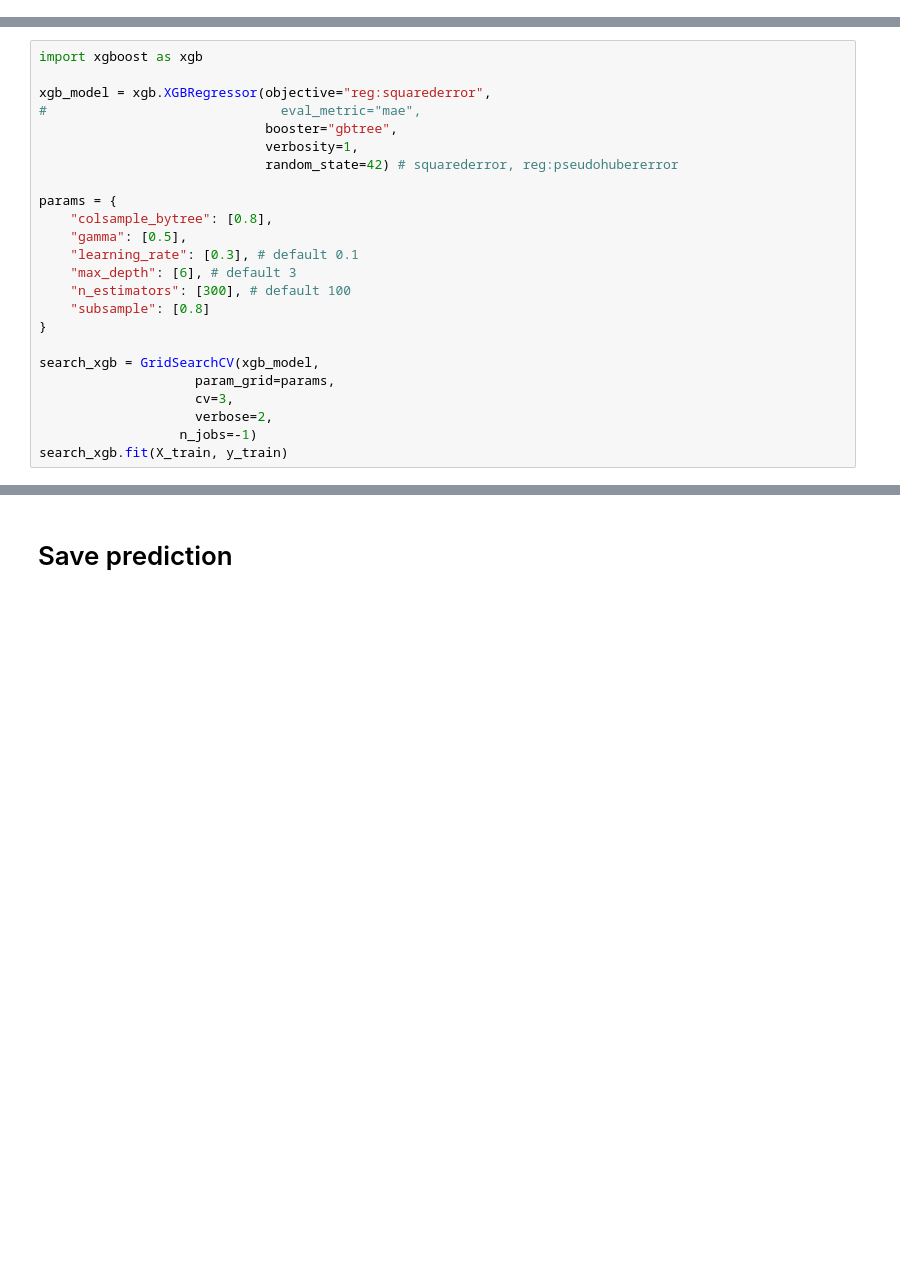
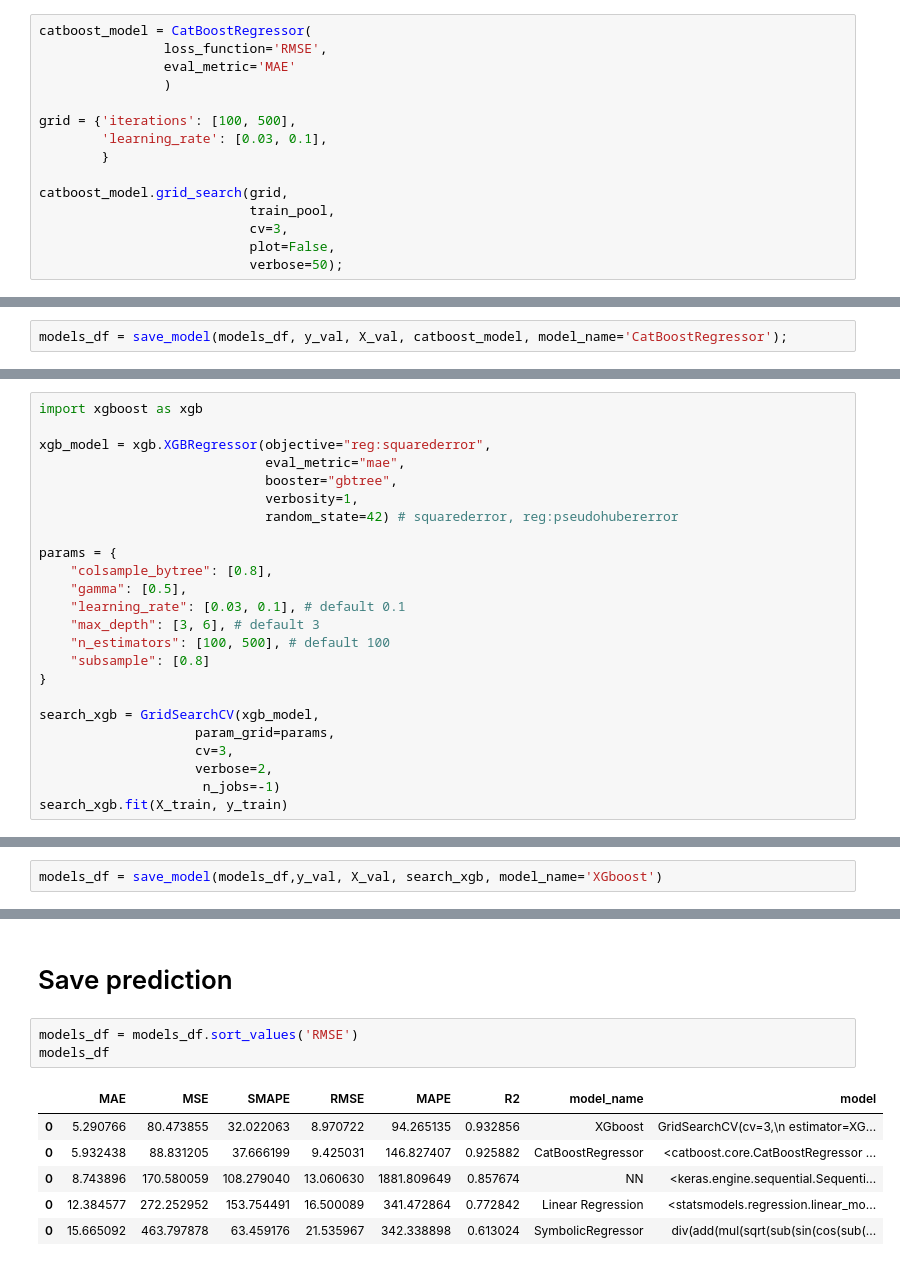
Before and after one commit to LevPerla/yandex_profi_2021, a Jupyter notebook: qualifying_stage/Regression_task/task2.ipynb, the cells around one changed output, grey strips where cells are left out. Drawn from its saved outputs; the diff is of its cells as text; blank space fills up the shorter version.

Commit message:
update Regression task

```diff
--- a/qualifying_stage/Regression_task/task2.ipynb
+++ b/qualifying_stage/Regression_task/task2.ipynb
@@ -411,0 +450,15 @@ r2_score: 0.854
+# %%
+catboost_model = CatBoostRegressor(
+                loss_function='RMSE',
+                eval_metric='MAE'
+                )
+
+grid = {'iterations': [100, 500],
+        'learning_rate': [0.03, 0.1],
+        }
+
+catboost_model.grid_search(grid,
+                           train_pool,
+                           cv=3,
+                           plot=False,
+                           verbose=50);
@@ -411,0 +485,2 @@ r2_score: 0.854
+# %%
+models_df = save_model(models_df, y_val, X_val, catboost_model, model_name='CatBoostRegressor');
@@ -415,7 +497,7 @@ r2_score: 0.854
 import xgboost as xgb
 
 xgb_model = xgb.XGBRegressor(objective="reg:squarederror",
-#                              eval_metric="mae",
+                             eval_metric="mae",
                              booster="gbtree",
                              verbosity=1,
                              random_state=42) # squarederror, reg:pseudohubererror
@@ -423,9 +505,9 @@ xgb_model = xgb.XGBRegressor(objective="reg:squarederror",
 params = {
     "colsample_bytree": [0.8],
     "gamma": [0.5],
-    "learning_rate": [0.3], # default 0.1
-    "max_depth": [6], # default 3
-    "n_estimators": [300], # default 100
+    "learning_rate": [0.03, 0.1], # default 0.1
+    "max_depth": [3, 6], # default 3
+    "n_estimators": [100, 500], # default 100
     "subsample": [0.8]
 }
 
@@ -433,6 +515,6 @@ search_xgb = GridSearchCV(xgb_model,
                     param_grid=params,
                     cv=3,
                     verbose=2,
-                  n_jobs=-1)
+                     n_jobs=-1)
 search_xgb.fit(X_train, y_train)
 # %% [output]
@@ -465,0 +546,2 @@ r2_score: 0.93
+# %%
+models_df = save_model(models_df,y_val, X_val, search_xgb, model_name='XGboost')
@@ -466,3 +555,13 @@ r2_score: 0.93
 # %% [markdown]
 # Save prediction
+# %%
+models_df = models_df.sort_values('RMSE')
+models_df
+# %% [output]
+|  | MAE | MSE | SMAPE | RMSE | MAPE | R2 | model_name | model |
+| 0 | 5.290766 | 80.473855 | 32.022063 | 8.970722 | 94.265135 | 0.932856 | XGboost | GridSearchCV(cv=3,\n estimator=XG... |
+| 0 | 5.932438 | 88.831205 | 37.666199 | 9.425031 | 146.827407 | 0.925882 | CatBoostRegressor | <catboost.core.CatBoostRegressor ... |
+| 0 | 8.743896 | 170.580059 | 108.279040 | 13.060630 | 1881.809649 | 0.857674 | NN | <keras.engine.sequential.Sequenti... |
+| 0 | 12.384577 | 272.252952 | 153.754491 | 16.500089 | 341.472864 | 0.772842 | Linear Regression | <statsmodels.regression.linear_mo... |
+| 0 | 15.665092 | 463.797878 | 63.459176 | 21.535967 | 342.338898 | 0.613024 | SymbolicRegressor | div(add(mul(sqrt(sub(sin(cos(sub(... |
 # %%
```
Also changed, not shown: parts of 36 cells of this notebook, 2 other files.
